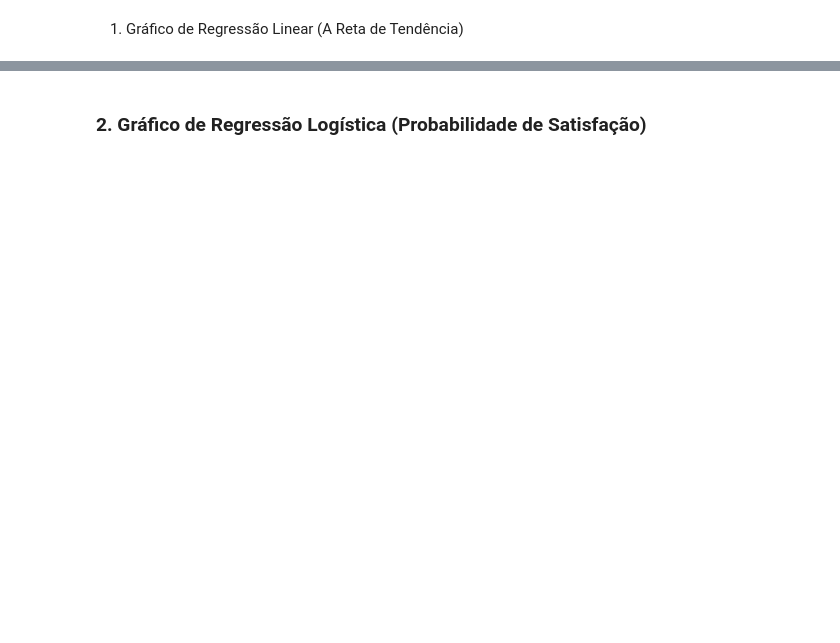
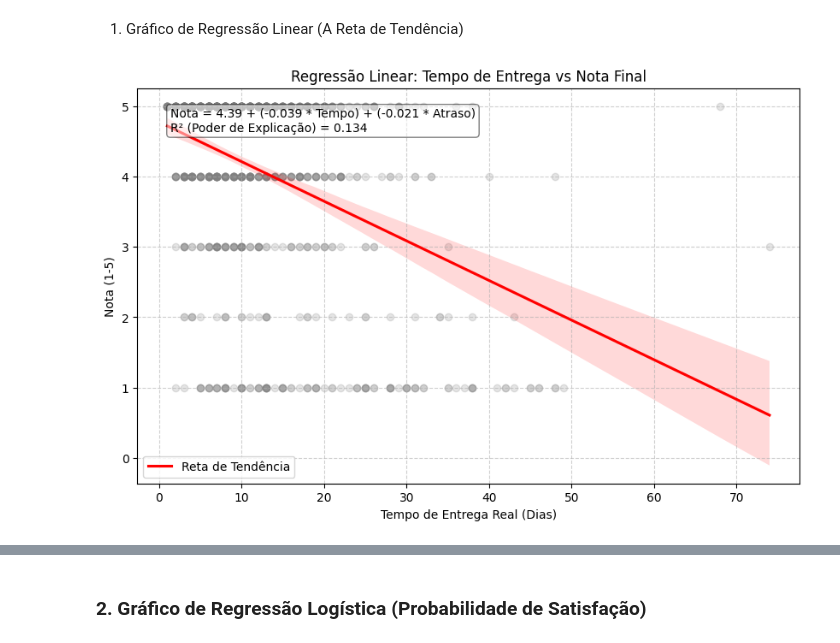
Before and after one commit to geovann4s/AnaliseTitanicaula, a Jupyter notebook: Regressão/projeto_final_olist.ipynb, the cells around one changed output, grey strips where cells are left out. Drawn from its saved outputs; the diff is of its cells as text; code cells hidden in the pictures; blank space fills up the shorter version.

```diff
--- a/Regressão/projeto_final_olist.ipynb
+++ b/Regressão/projeto_final_olist.ipynb
@@ -102,41 +148,42 @@ print("Modelos treinados com sucesso!")
 # %% [markdown]
 1. Gráfico de Regressão Linear (A Reta de Tendência)
 # %%
-import numpy as np
-from sklearn.metrics import r2_score
+import matplotlib.pyplot as plt
+import seaborn as sns
+import pandas as pd
 
 # 1. Calcular o R² e os Coeficientes
 r2 = r2_score(y_test_lin, pred_lin)
 intercepto = modelo_linear.intercept_
 coef_entrega = modelo_linear.coef_[0]
 coef_atraso = modelo_linear.coef_[1]
 
 # 2. Criar o texto da equação
-# Formato: y = a + b1*X1 + b2*X2
-texto_equacao = (f'Equação: Nota = {intercepto:.2f} + ({coef_entrega:.3f} * Tempo) + ({coef_atraso:.3f} * Atraso)\n'
+texto_equacao = (f'Nota = {intercepto:.2f} + ({coef_entrega:.3f} * Tempo) + ({coef_atraso:.3f} * Atraso)\n'
                  f'R² (Poder de Explicação) = {r2:.3f}')
 
 # 3. Plotar o Gráfico
 plt.figure(figsize=(10, 6))
 
 # Usando amostra para não travar o gráfico
 df_sample = df_limpo.sample(1000, random_state=42)
 
 # Gráfico de dispersão com a reta de regressão
 sns.regplot(data=df_sample, x='tempo_entrega_real', y='review_score',
             scatter_kws={'alpha':0.2, 'color': 'gray'},
             line_kws={'color':'red', 'label': 'Reta de Tendência'})
 
 # Inserir o texto da equação no gráfico
-# Os números 0.05 e 0.95 posicionam o texto no canto superior esquerdo
 plt.text(0.05, 0.95, texto_equacao, transform=plt.gca().transAxes,
-         fontsize=12, verticalalignment='top', bbox=dict(boxstyle='round', facecolor='white', alpha=0.5))
+         fontsize=10, verticalalignment='top', bbox=dict(boxstyle='round', facecolor='white', alpha=0.5))
 
 plt.title('Regressão Linear: Tempo de Entrega vs Nota Final')
 plt.xlabel('Tempo de Entrega Real (Dias)')
 plt.ylabel('Nota (1-5)')
 plt.legend()
 plt.grid(True, linestyle='--', alpha=0.6)
 plt.show()
+# %% [output]
+[figure, added]
 # %%
 !pip install statsmodels
```
Also changed, not shown: parts of 11 cells of this notebook, 6 other files.
